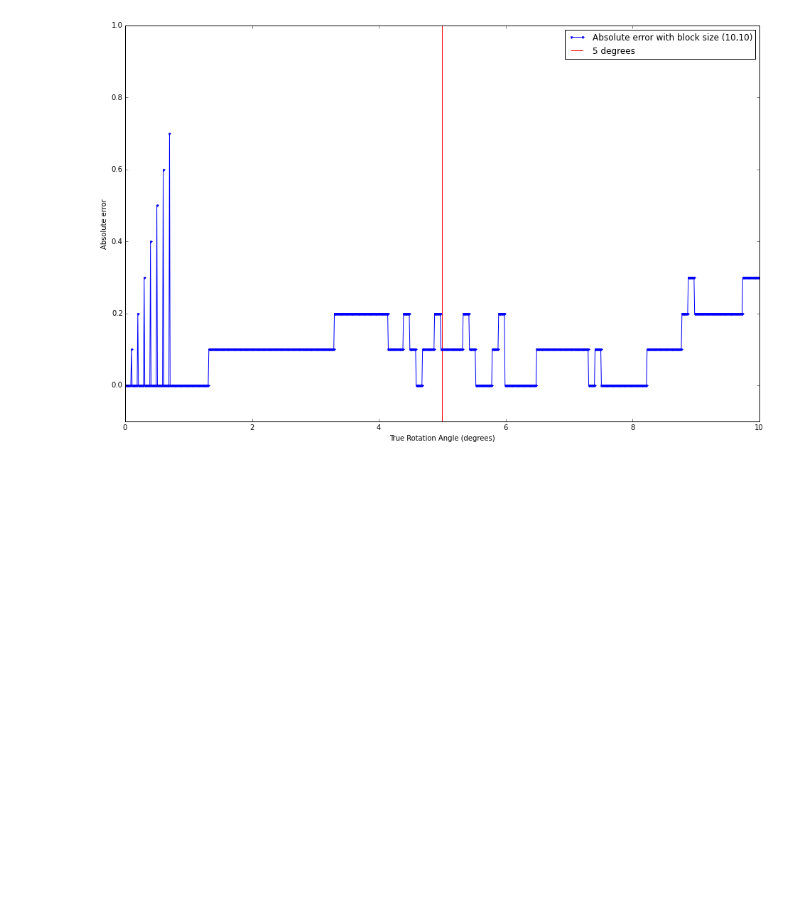
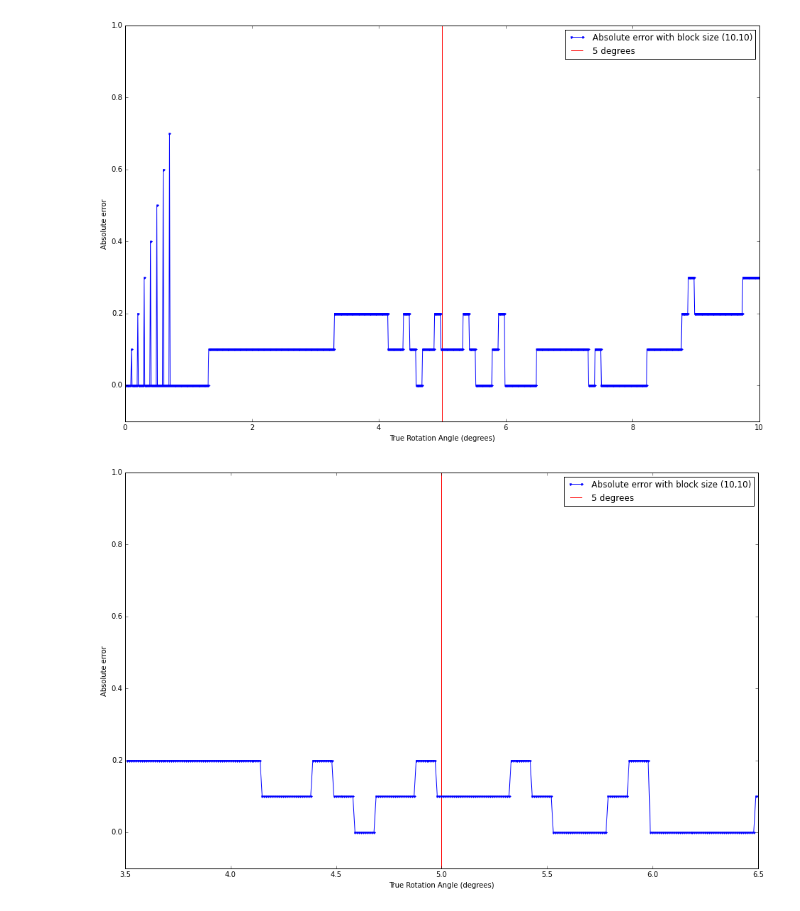
Before and after one commit to zyzdiana/AC297r-Volume-Registration, a Jupyter notebook: Downsampling.ipynb, the cells around one changed output. Cells and saved outputs as stored; diff of their text form; code cells hidden in the pictures; blank space fills up the shorter version.

```diff
--- a/Downsampling.ipynb
+++ b/Downsampling.ipynb
@@ -345,3 +371,16 @@ plt.show()
 # %% [output]
 [figure]
 [figure]
+# %%
+# Zoomed in at 5 degrees
+# Plot the difference
+plt.figure(figsize=[16,10])
+plt.plot(x[350:650],abs(y-x)[350:650],'.-', label='Absolute error with block size (10,10)')
+plt.vlines(5,-0.1,1,'r',label='5 degrees')
+plt.xlabel('True Rotation Angle (degrees)')
+plt.ylabel('Absolute error')
+plt.ylim([-0.1,1])
+plt.legend()
+plt.show()
+# %% [output]
+[figure, added]
```
Also changed, not shown: parts of 3 cells of this notebook.
